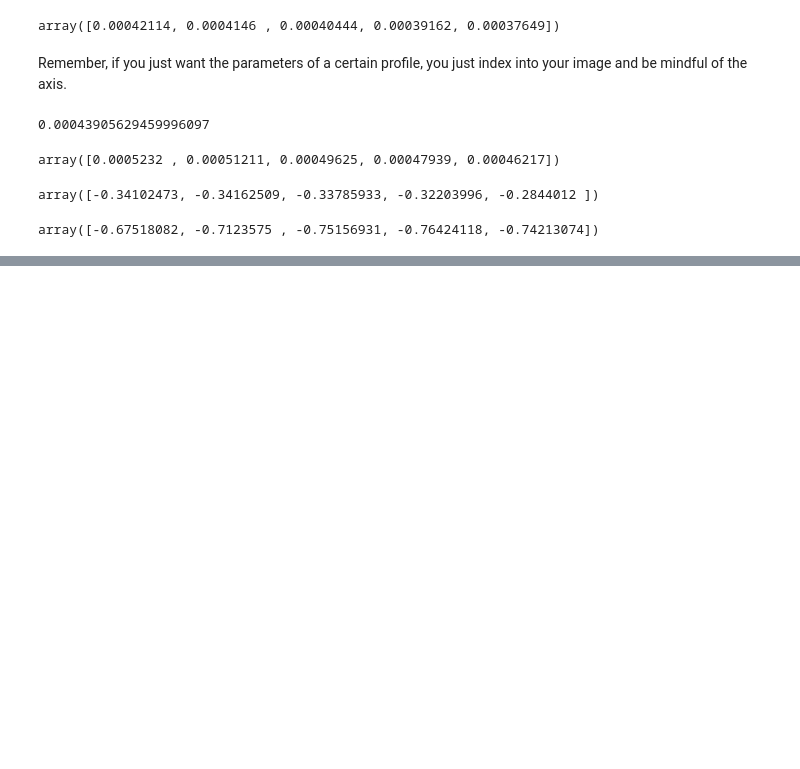
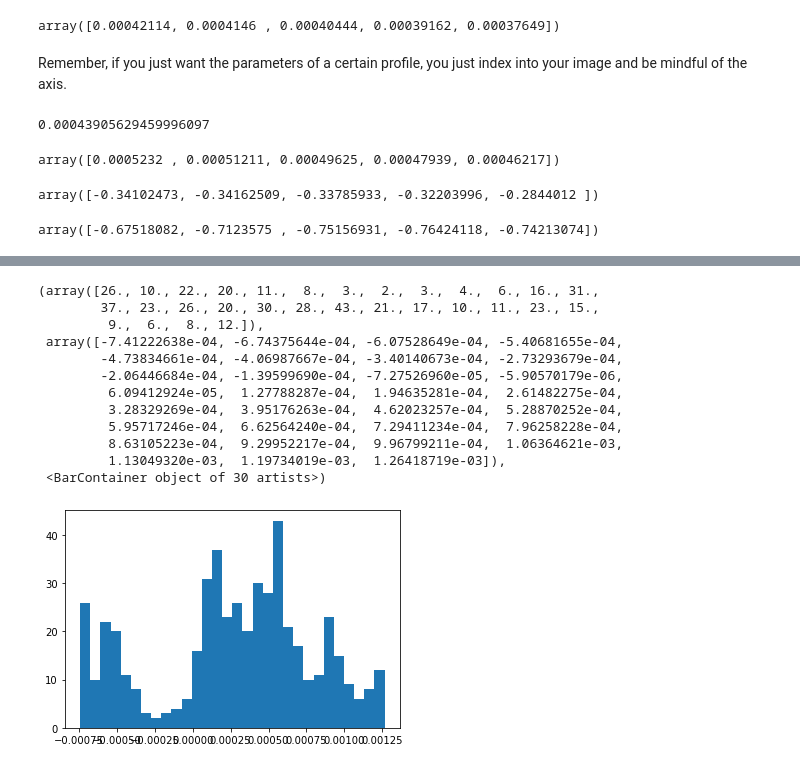
Before and after one commit to kpjmcg/rough, a Jupyter notebook: 01_profile.ipynb, the cells around one changed output, grey strips where cells are left out. Drawn from its saved outputs; the diff is of its cells as text; code cells hidden in the pictures; blank space fills up the shorter version.

```diff
--- a/01_profile.ipynb
+++ b/01_profile.ipynb
@@ -171,0 +172,17 @@ True
+# %%
+fig, ax = plt.subplots(1, 1)
+ax.hist(image[0],bins=30)
+# %% [output]
+(array([26., 10., 22., 20., 11.,  8.,  3.,  2.,  3.,  4.,  6., 16., 31.,
+        37., 23., 26., 20., 30., 28., 43., 21., 17., 10., 11., 23., 15.,
+         9.,  6.,  8., 12.]),
+ array([-7.41222638e-04, -6.74375644e-04, -6.07528649e-04, -5.40681655e-04,
+        -4.73834661e-04, -4.06987667e-04, -3.40140673e-04, -2.73293679e-04,
+        -2.06446684e-04, -1.39599690e-04, -7.27526960e-05, -5.90570179e-06,
+         6.09412924e-05,  1.27788287e-04,  1.94635281e-04,  2.61482275e-04,
+         3.28329269e-04,  3.95176263e-04,  4.62023257e-04,  5.28870252e-04,
+         5.95717246e-04,  6.62564240e-04,  7.29411234e-04,  7.96258228e-04,
+         8.63105223e-04,  9.29952217e-04,  9.96799211e-04,  1.06364621e-03,
+         1.13049320e-03,  1.19734019e-03,  1.26418719e-03]),
+ <BarContainer object of 30 artists>)
+[figure, added]
```
Also changed, not shown: parts of 12 cells of this notebook, 2 other files.
